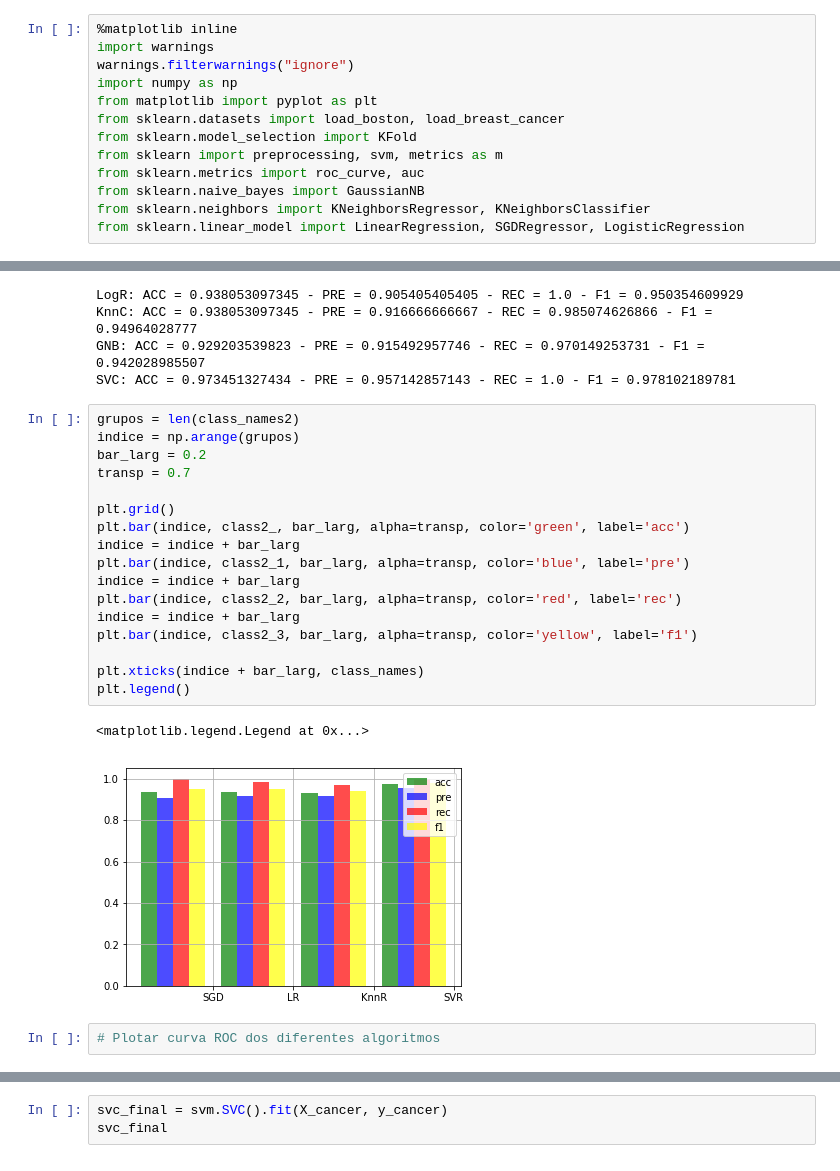
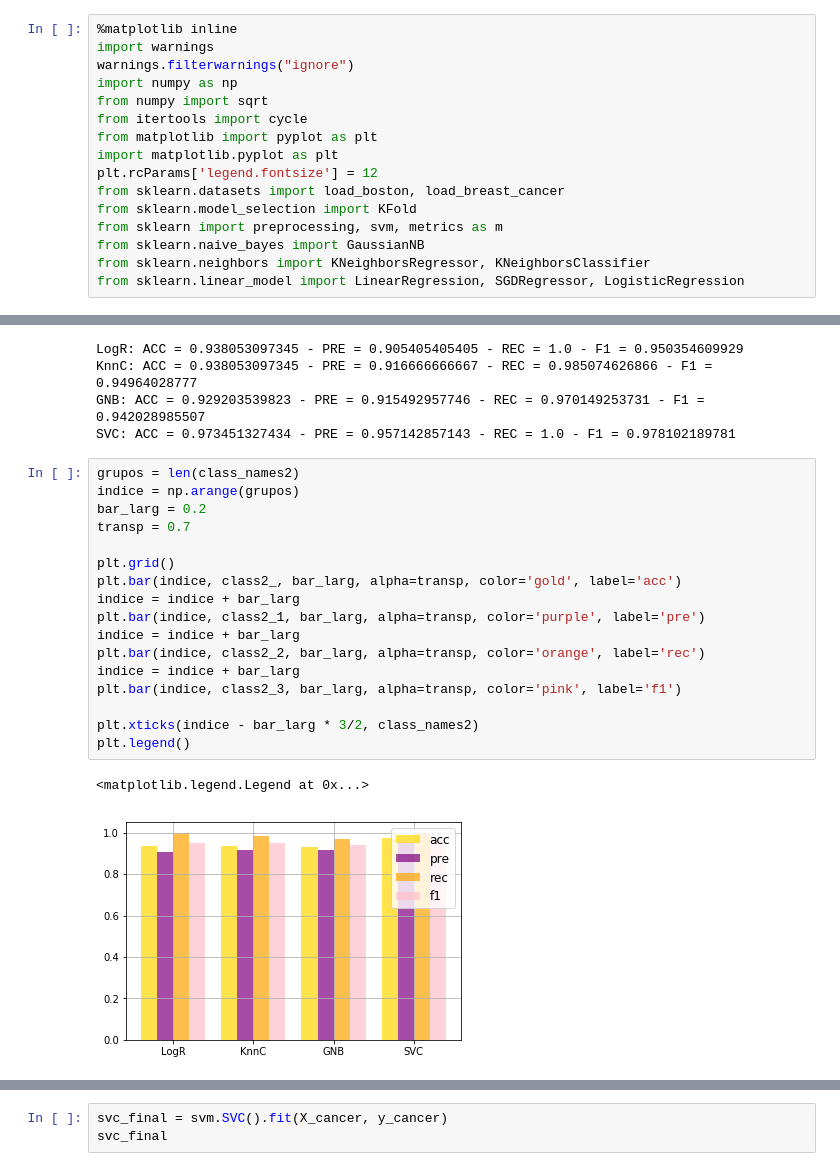
Before and after one commit to RodMdS/Aprendizado_De_Maquina, a Jupyter notebook: Lista07.ipynb, the cells around one changed output, grey strips where cells are left out. Saved outputs shown, nothing was run; the diff lists cells and outputs as text.

```diff
--- a/Lista07.ipynb
+++ b/Lista07.ipynb
@@ -3,11 +3,14 @@
 import warnings
 warnings.filterwarnings("ignore")
 import numpy as np
+from numpy import sqrt
+from itertools import cycle
 from matplotlib import pyplot as plt
+import matplotlib.pyplot as plt
+plt.rcParams['legend.fontsize'] = 12
 from sklearn.datasets import load_boston, load_breast_cancer
 from sklearn.model_selection import KFold
 from sklearn import preprocessing, svm, metrics as m
-from sklearn.metrics import roc_curve, auc
 from sklearn.naive_bayes import GaussianNB
 from sklearn.neighbors import KNeighborsRegressor, KNeighborsClassifier
 from sklearn.linear_model import LinearRegression, SGDRegressor, LogisticRegression
@@ -221,22 +227,20 @@ SVC: ACC = 0.973451327434 - PRE = 0.957142857143 - REC = 1.0 - F1 = 0.9781021897
 # %%
 grupos = len(class_names2)
 indice = np.arange(grupos)
 bar_larg = 0.2
 transp = 0.7
 
 plt.grid()
-plt.bar(indice, class2_, bar_larg, alpha=transp, color='green', label='acc')
+plt.bar(indice, class2_, bar_larg, alpha=transp, color='gold', label='acc')
 indice = indice + bar_larg
-plt.bar(indice, class2_1, bar_larg, alpha=transp, color='blue', label='pre')
+plt.bar(indice, class2_1, bar_larg, alpha=transp, color='purple', label='pre')
 indice = indice + bar_larg
-plt.bar(indice, class2_2, bar_larg, alpha=transp, color='red', label='rec')
+plt.bar(indice, class2_2, bar_larg, alpha=transp, color='orange', label='rec')
 indice = indice + bar_larg
-plt.bar(indice, class2_3, bar_larg, alpha=transp, color='yellow', label='f1')
+plt.bar(indice, class2_3, bar_larg, alpha=transp, color='pink', label='f1')
 
-plt.xticks(indice + bar_larg, class_names)
+plt.xticks(indice - bar_larg * 3/2, class_names2)
 plt.legend()
 # %% [output]
 <matplotlib.legend.Legend at 0x...>
-[figure, old version]
+[figure, new version]
-# %%
-# Plotar curva ROC dos diferentes algoritmos
```
Also changed, not shown: parts of 6 cells of this notebook.
